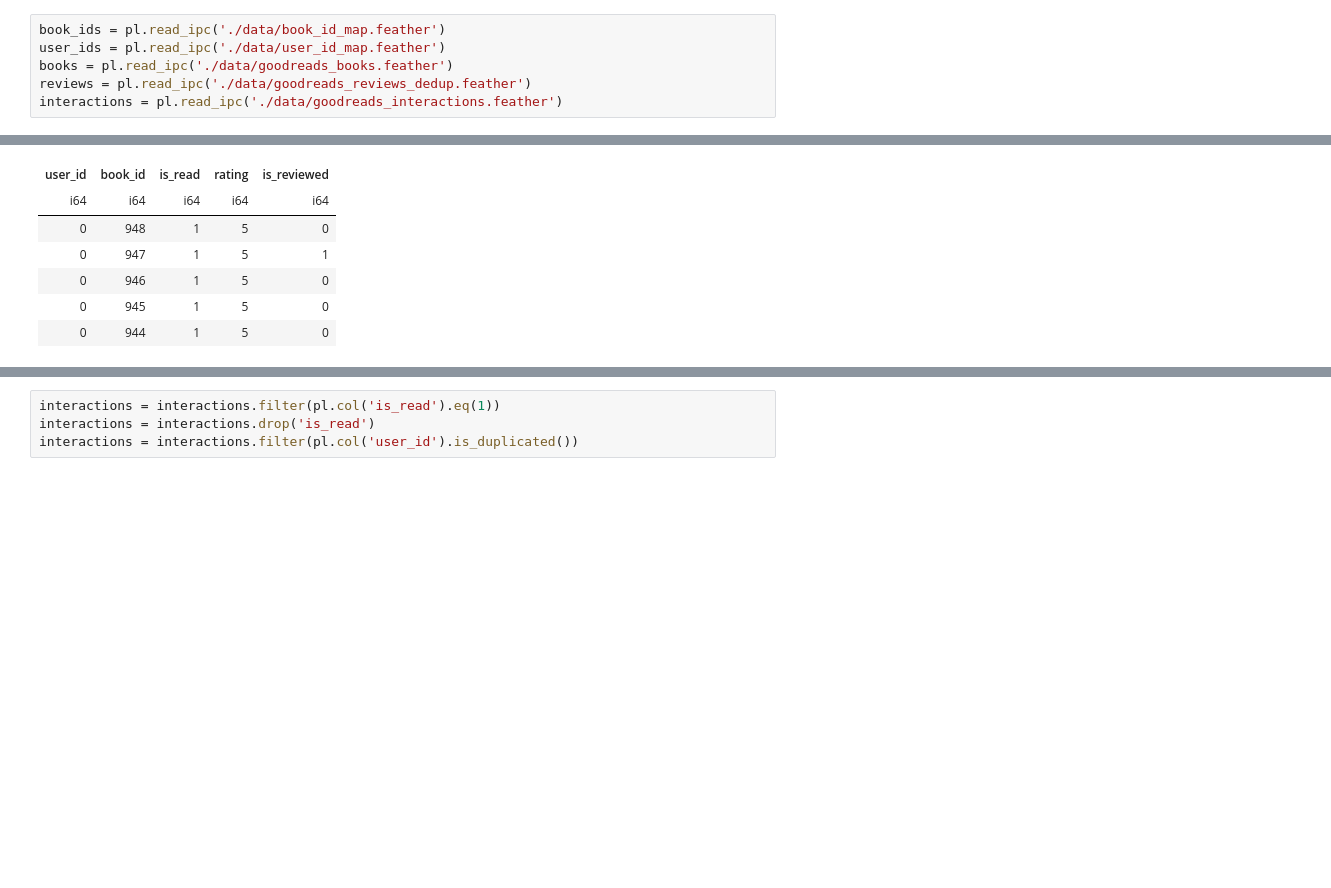
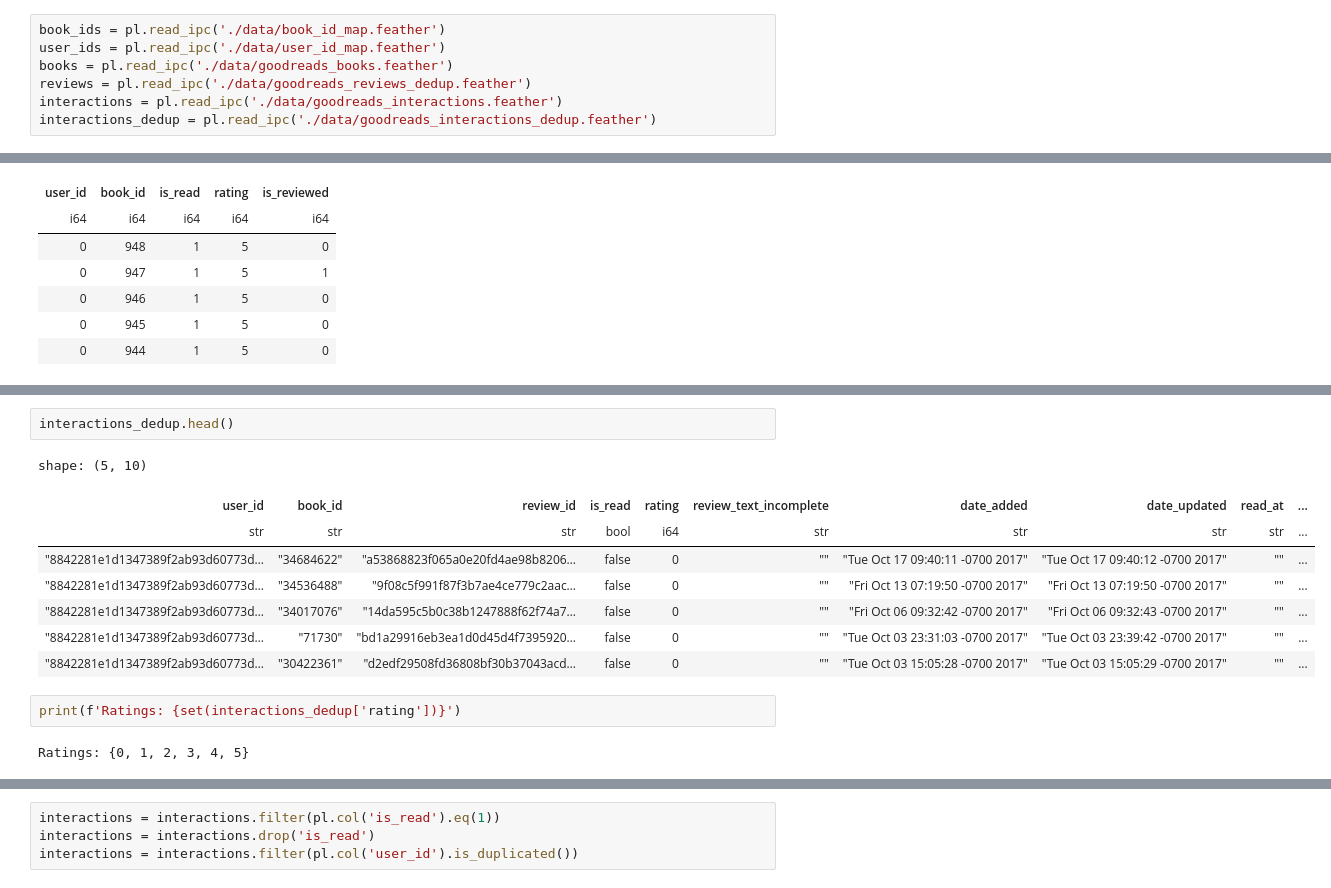
Before and after one commit to yorkwmsoe/csc6711-final-project, a Jupyter notebook: project.ipynb, the cells around one changed output, grey strips where cells are left out. Saved outputs shown, nothing was run; the diff lists cells and outputs as text; blank space fills up the shorter version.

```diff
--- a/project.ipynb
+++ b/project.ipynb
@@ -46,6 +48,7 @@ user_ids = pl.read_ipc('./data/user_id_map.feather')
 books = pl.read_ipc('./data/goodreads_books.feather')
 reviews = pl.read_ipc('./data/goodreads_reviews_dedup.feather')
 interactions = pl.read_ipc('./data/goodreads_interactions.feather')
+interactions_dedup = pl.read_ipc('./data/goodreads_interactions_dedup.feather')
 # %%
 book_ids.head()
 # %% [output]
@@ -103,0 +281,15 @@ shape: (5, 5)
+# %%
+interactions_dedup.head()
+# %% [output]
+shape: (5, 10)
+| user_id | book_id | review_id | is_read | rating | review_text_incomplete | date_added | date_updated | read_at | ... |
+| str | str | str | bool | i64 | str | str | str | str | ... |
+| "8842281e1d1347389f2ab93d60773d… | "34684622" | "a53868823f065a0e20fd4ae98b8206… | false | 0 | "" | "Tue Oct 17 09:40:11 -0700 2017" | "Tue Oct 17 09:40:12 -0700 2017" | "" | ... |
+| "8842281e1d1347389f2ab93d60773d… | "34536488" | "9f08c5f991f87f3b7ae4ce779c2aac… | false | 0 | "" | "Fri Oct 13 07:19:50 -0700 2017" | "Fri Oct 13 07:19:50 -0700 2017" | "" | ... |
+| "8842281e1d1347389f2ab93d60773d… | "34017076" | "14da595c5b0c38b1247888f62f74a7… | false | 0 | "" | "Fri Oct 06 09:32:42 -0700 2017" | "Fri Oct 06 09:32:43 -0700 2017" | "" | ... |
+| "8842281e1d1347389f2ab93d60773d… | "71730" | "bd1a29916eb3ea1d0d45d4f7395920… | false | 0 | "" | "Tue Oct 03 23:31:03 -0700 2017" | "Tue Oct 03 23:39:42 -0700 2017" | "" | ... |
+| "8842281e1d1347389f2ab93d60773d… | "30422361" | "d2edf29508fd36808bf30b37043acd… | false | 0 | "" | "Tue Oct 03 15:05:28 -0700 2017" | "Tue Oct 03 15:05:29 -0700 2017" | "" | ... |
+# %%
+print(f'Ratings: {set(interactions_dedup['rating'])}')
+# %% [output]
+Ratings: {0, 1, 2, 3, 4, 5}
```
Also changed, not shown: parts of 40 cells of this notebook.
